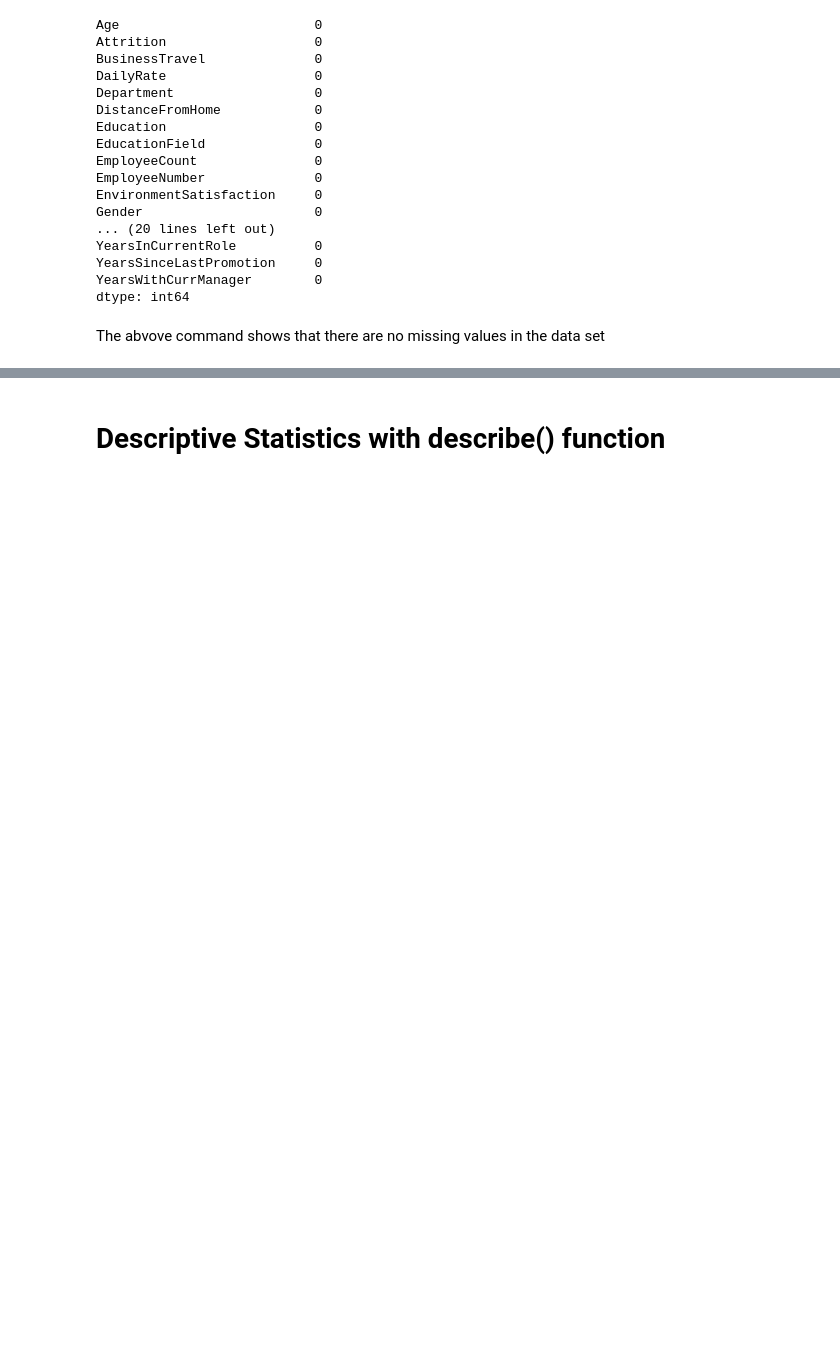
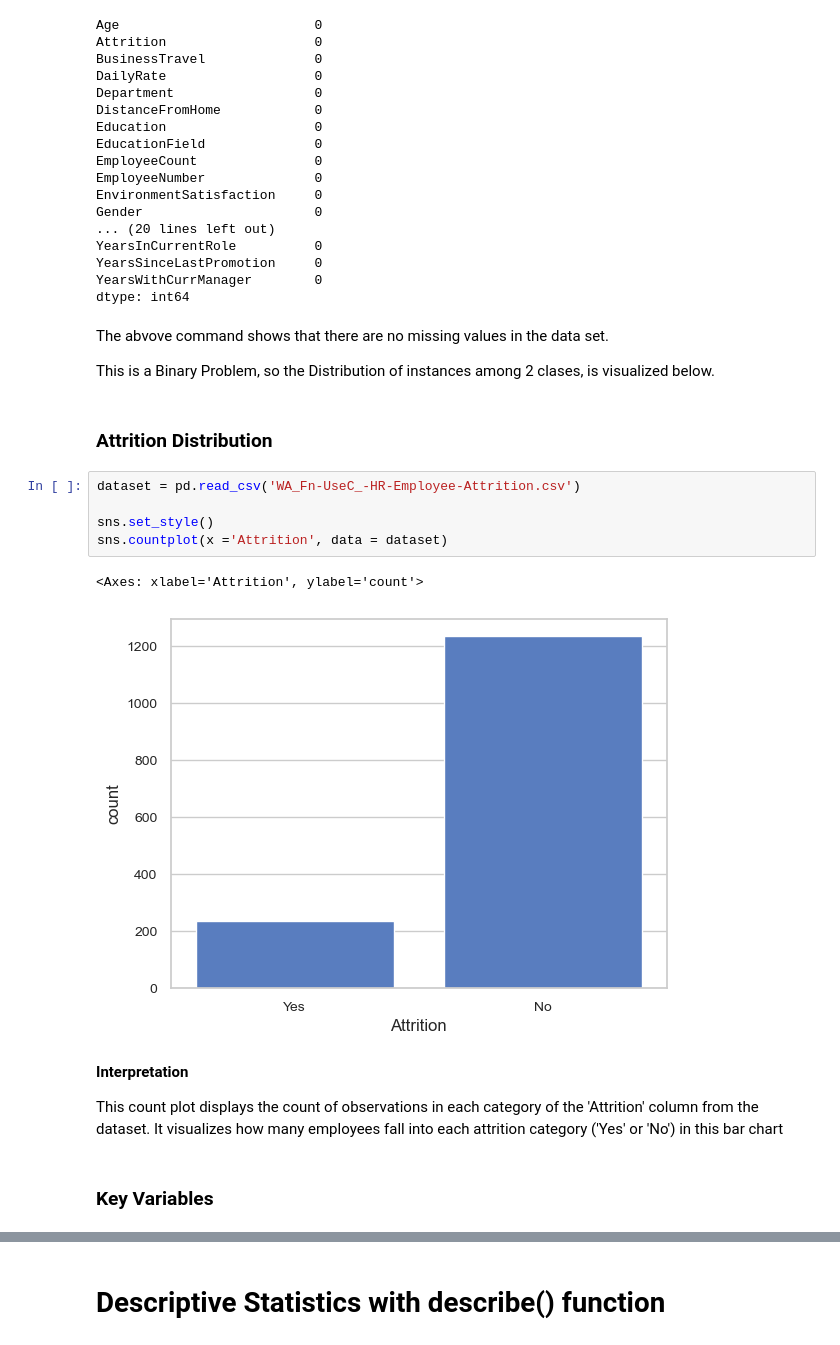
Before and after one commit to FabiolaSerranoAg/Statistics_for_Data_Analysis_September26, a Jupyter notebook: Statistics.ipynb, the cells around one changed output, grey strips where cells are left out. Drawn from its saved outputs; the diff is of its cells as text; blank space fills up the shorter version.

```diff
--- a/Statistics.ipynb
+++ b/Statistics.ipynb
@@ -103,5 +105,23 @@ YearsSinceLastPromotion     0
 YearsWithCurrManager        0
 dtype: int64
 # %% [markdown]
-The abvove command shows that there are no missing values in the data set
+The abvove command shows that there are no missing values in the data set.
+
+This is a Binary Problem, so the Distribution of instances among 2 clases, is visualized below.
+# %% [markdown]
+### Attrition Distribution
+# %%
+dataset = pd.read_csv('WA_Fn-UseC_-HR-Employee-Attrition.csv')
+
+sns.set_style()
+sns.countplot(x ='Attrition', data = dataset)
+# %% [output]
+<Axes: xlabel='Attrition', ylabel='count'>
+[figure, added]
+# %% [markdown]
+**Interpretation**
+
+This count plot displays the count of observations in each category of the 'Attrition' column from the dataset. It visualizes how many employees fall into each attrition category ('Yes' or 'No') in this bar chart
+# %% [markdown]
+### Key Variables
 # %%
```
Also changed, not shown: parts of 64 cells of this notebook.
